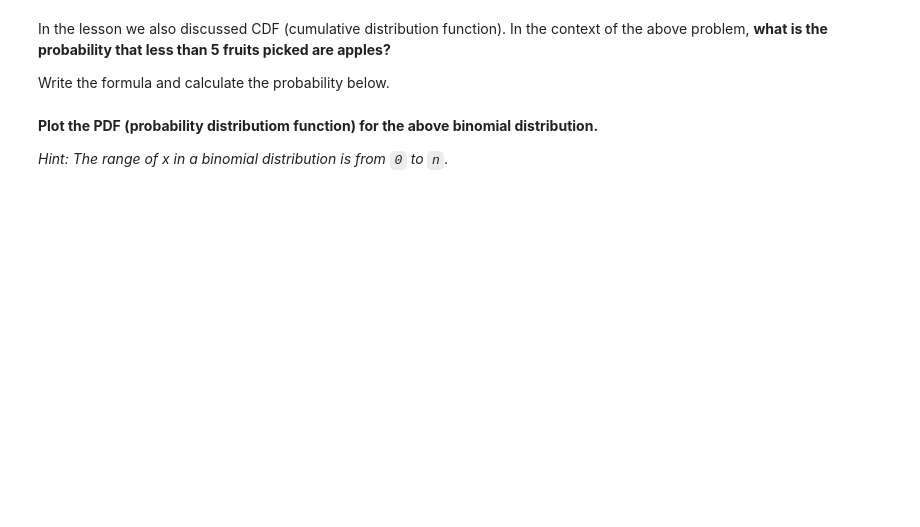
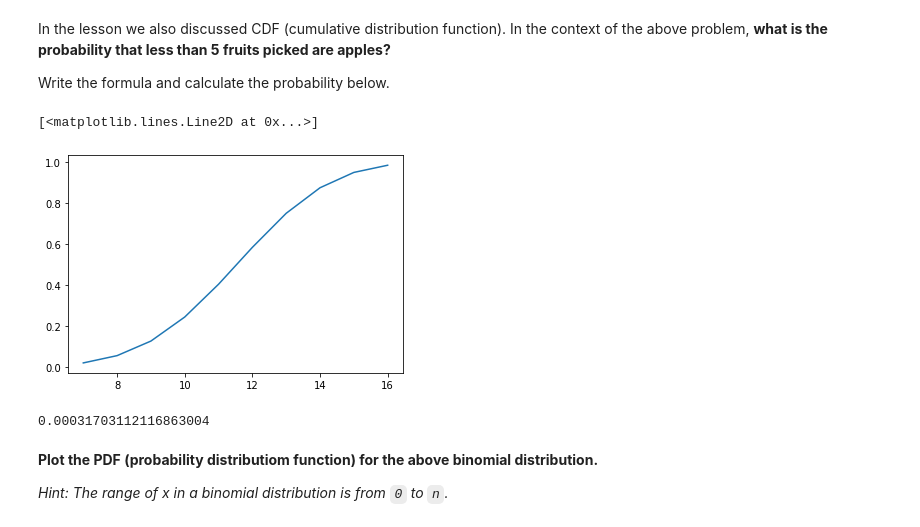
Before and after one commit to ironhack-bcn-data-pt/32-lab-discrete-probability-distribution, a Jupyter notebook: your-code/main.ipynb, the cells around one changed output. Saved outputs shown, nothing was run; the diff lists cells and outputs as text; code cells hidden in the pictures; blank space fills up the shorter version.

```diff
--- a/your-code/main.ipynb
+++ b/your-code/main.ipynb
@@ -87,3 +101,17 @@ Write the formula and calculate the probability below.
+# %%
+# your code here
+#grafiquem per veure més clar
+x = np.arange(binom_apple.ppf(0.01), binom_apple.ppf(0.99))
+cmp = binom_apple.cdf(x)
+plt.plot(x, cmp, '-')
+# %% [output]
+[<matplotlib.lines.Line2D at 0x...>]
+[figure, added]
+# %%
+# probabilitat de que 4 o menys fruites siguin apple
+binom_apple.cdf(4)
+# %% [output]
+0.00031703112116863004
 # %% [markdown]
 **Plot the PDF (probability distributiom function) for the above binomial distribution.**
 
```
Also changed, not shown: parts of 6 cells of this notebook.
